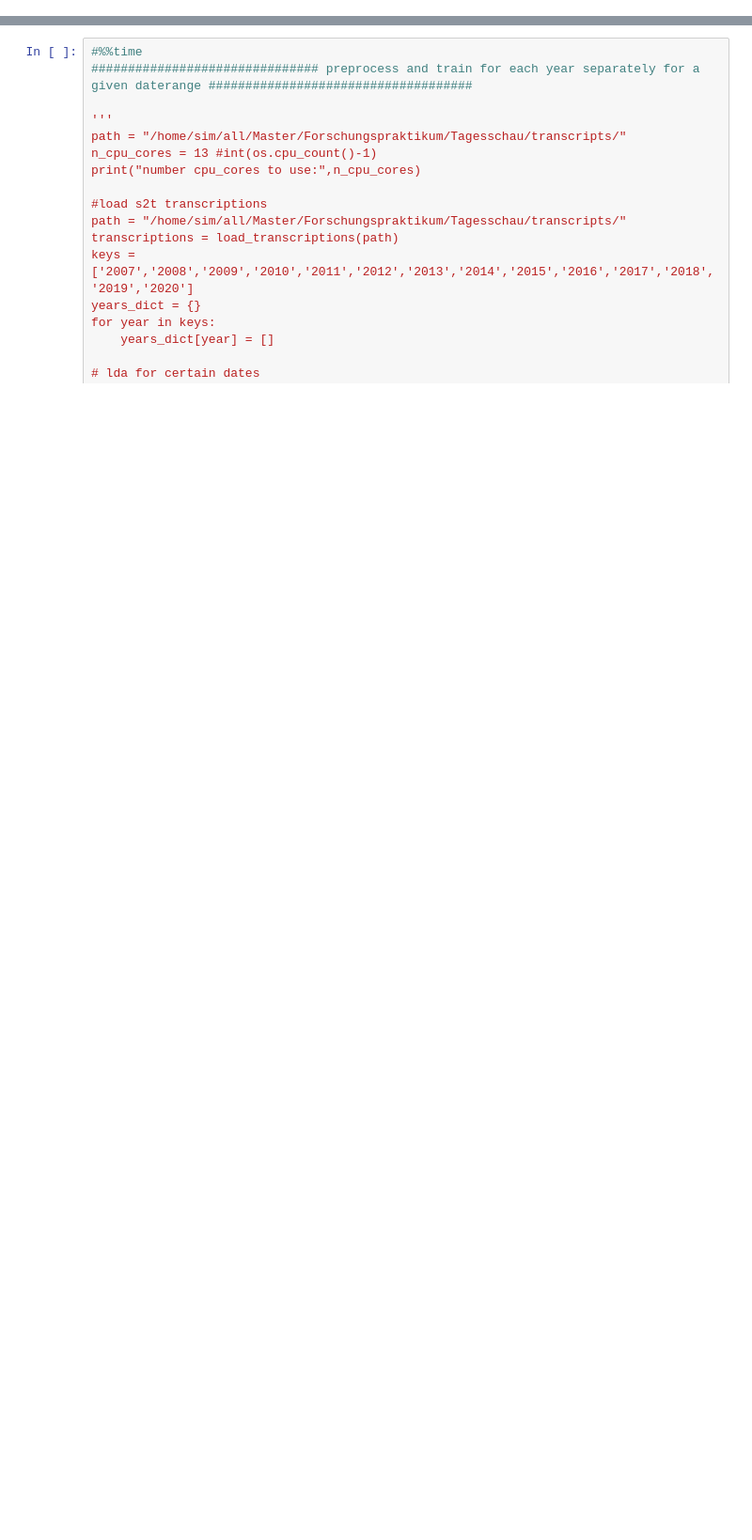
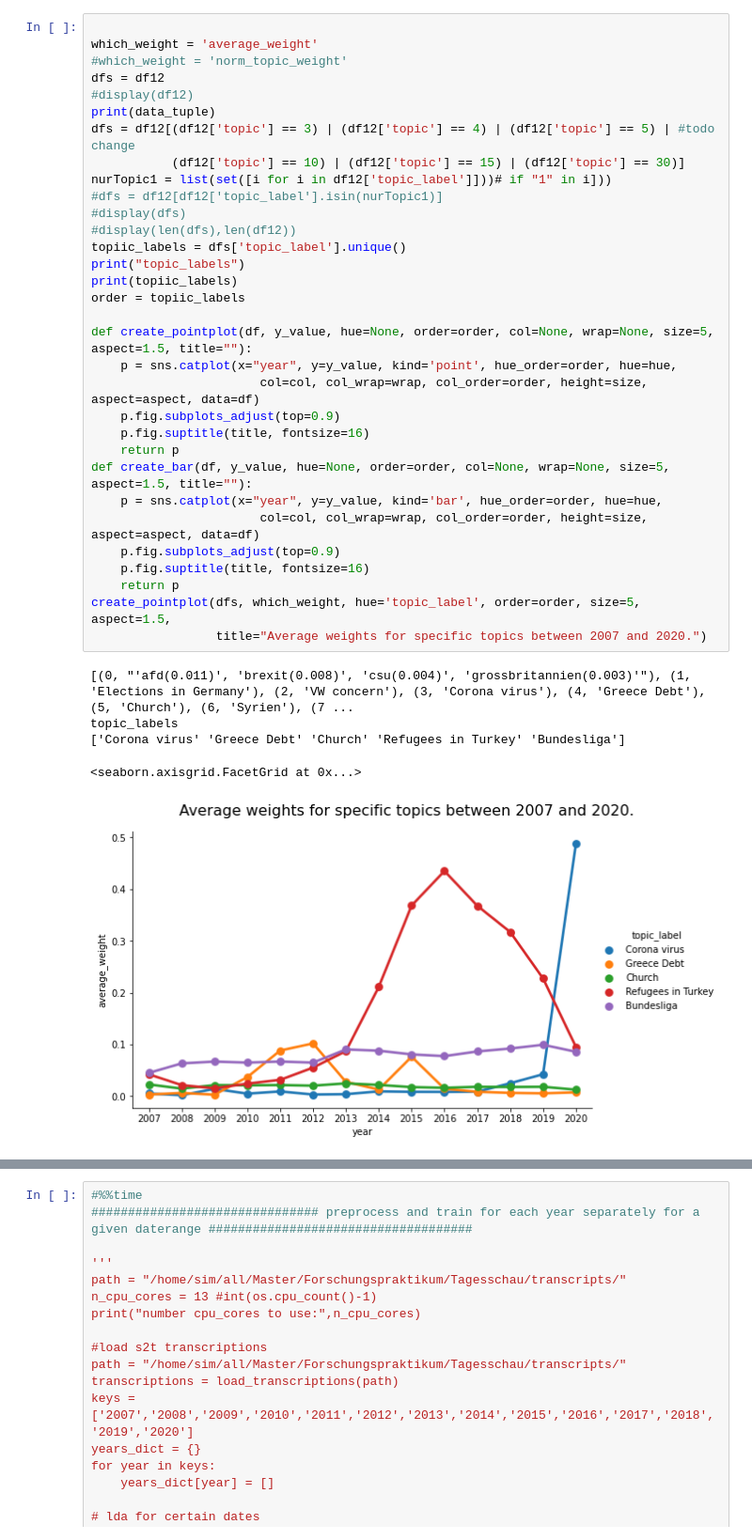
Before and after one commit to timurbachschi/Topic-Analysis-for-Tagesschau-data, a Jupyter notebook: topicModeling.ipynb, the cells around one changed output, grey strips where cells are left out. Shown at 94% size. Saved outputs shown, nothing was run; the diff lists cells and outputs as text; blank space fills up the shorter version.

```diff
--- a/topicModeling.ipynb
+++ b/topicModeling.ipynb
@@ -520,0 +757,38 @@ done
+# %%
+
+which_weight = 'average_weight'
+#which_weight = 'norm_topic_weight'
+dfs = df12
+#display(df12)
+print(data_tuple)
+dfs = df12[(df12['topic'] == 3) | (df12['topic'] == 4) | (df12['topic'] == 5) | #todo change
+           (df12['topic'] == 10) | (df12['topic'] == 15) | (df12['topic'] == 30)]
+nurTopic1 = list(set([i for i in df12['topic_label']]))# if "1" in i]))
+#dfs = df12[df12['topic_label'].isin(nurTopic1)]
+#display(dfs)
+#display(len(dfs),len(df12))
+topiic_labels = dfs['topic_label'].unique()
+print("topic_labels")
+print(topiic_labels)
+order = topiic_labels
+
+def create_pointplot(df, y_value, hue=None, order=order, col=None, wrap=None, size=5, aspect=1.5, title=""):
+    p = sns.catplot(x="year", y=y_value, kind='point', hue_order=order, hue=hue,
+                       col=col, col_wrap=wrap, col_order=order, height=size, aspect=aspect, data=df)
+    p.fig.subplots_adjust(top=0.9)
+    p.fig.suptitle(title, fontsize=16)
+    return p
+def create_bar(df, y_value, hue=None, order=order, col=None, wrap=None, size=5, aspect=1.5, title=""):
+    p = sns.catplot(x="year", y=y_value, kind='bar', hue_order=order, hue=hue,
+                       col=col, col_wrap=wrap, col_order=order, height=size, aspect=aspect, data=df)
+    p.fig.subplots_adjust(top=0.9)
+    p.fig.suptitle(title, fontsize=16)
+    return p
+create_pointplot(dfs, which_weight, hue='topic_label', order=order, size=5, aspect=1.5,
+                 title="Average weights for specific topics between 2007 and 2020.")
+# %% [output]
+[(0, "'afd(0.011)', 'brexit(0.008)', 'csu(0.004)', 'grossbritannien(0.003)'"), (1, 'Elections in Germany'), (2, 'VW concern'), (3, 'Corona virus'), (4, 'Greece Debt'), (5, 'Church'), (6, 'Syrien'), (7 ...
+topic_labels
+['Corona virus' 'Greece Debt' 'Church' 'Refugees in Turkey' 'Bundesliga']
+<seaborn.axisgrid.FacetGrid at 0x...>
+[figure, added]
```
Also changed, not shown: parts of 22 cells of this notebook.
